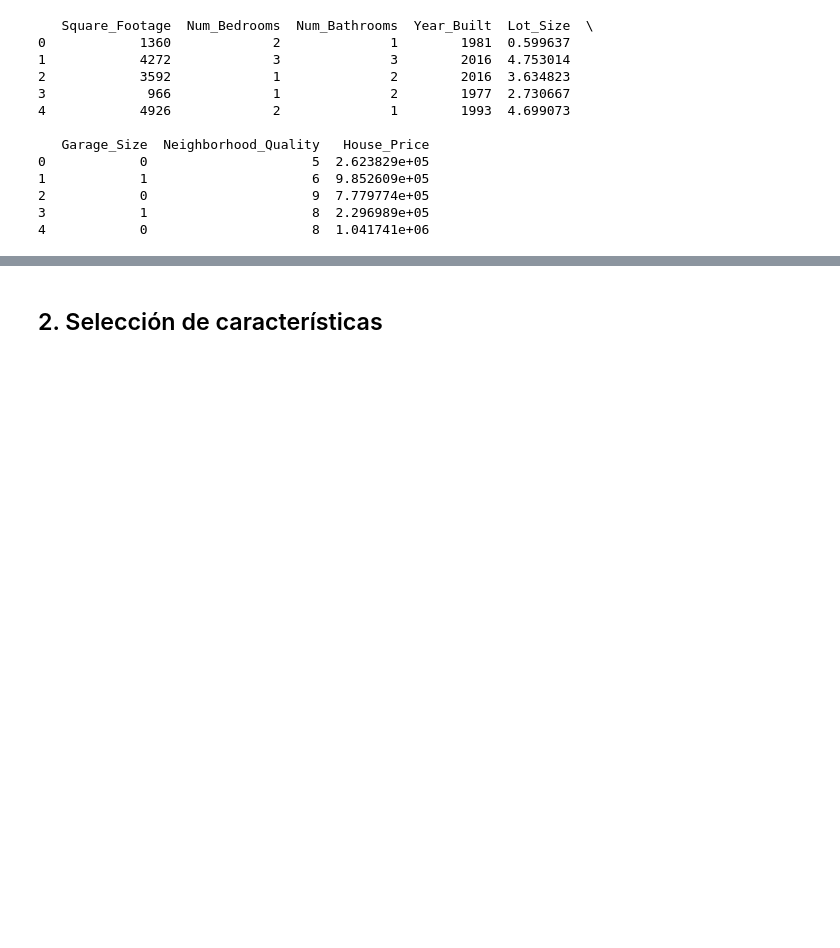
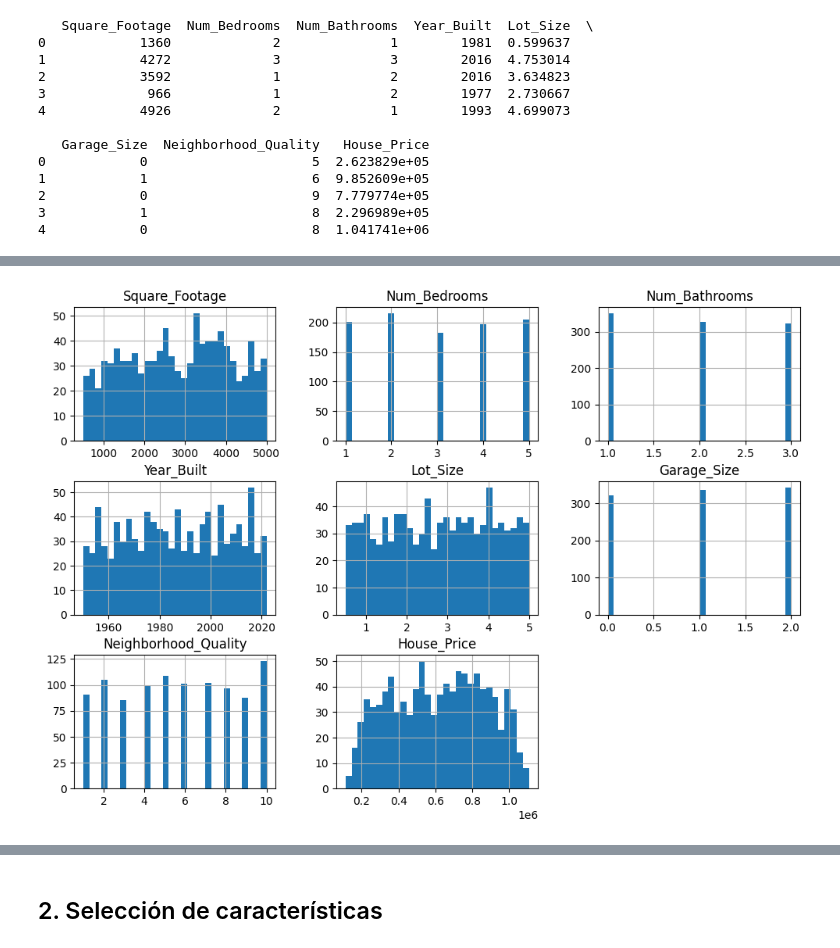
Before and after one commit to XoulEater/Tarea_1_IA, a Jupyter notebook: main.ipynb, the cells around one changed output, grey strips where cells are left out. Drawn from its saved outputs; the diff is of its cells as text; code cells hidden in the pictures; blank space fills up the shorter version.

```diff
--- a/main.ipynb
+++ b/main.ipynb
@@ -86,12 +50,0 @@ for column in data.select_dtypes(include=['int64', 'float64']).columns:
-# %%
-# 1.5 Manejo de Outliers usando IQR
-for column in data.select_dtypes(include=['int64', 'float64']).columns:
-    Q1 = data[column].quantile(0.25)
-    Q3 = data[column].quantile(0.75)
-    IQR = Q3 - Q1
-    lower_bound = Q1 - 1.5 * IQR
-    upper_bound = Q3 + 1.5 * IQR
-    data = data[(data[column] >= lower_bound) & (data[column] <= upper_bound)]
-
-print("\nDataset después de eliminar outliers:")
-print(data.describe())
@@ -121,15 +50,0 @@ max       2.000000             10.000000  1.108237e+06
-# %%
-# 1.6 Transformación de Variables *Esto es opcional solo si existe sesgo en la distribución de las variables
-# Revisamos la distribución de Lot_Size
-plt.figure(figsize=(8,5))
-data['Lot_Size'].hist(bins=30)
-plt.title('Distribución de Lot_Size antes de transformación')
-plt.show()
-
-# Aplicamos transformación logarítmica si es necesario
-data['Lot_Size'] = np.log1p(data['Lot_Size'])
-
-plt.figure(figsize=(8,5))
-data['Lot_Size'].hist(bins=30)
-plt.title('Distribución de Lot_Size después de transformación log1p')
-plt.show()
@@ -138,0 +109,5 @@ plt.show()
+# %%
+data.hist(figsize=(12, 8), bins=30) # histograma de los datos para ver la distribucion de los datos en cada columna de la data
+plt.show() # muestra el histograma de los datos
+# %% [output]
+[figure, added]
```
Also changed, not shown: parts of 43 cells of this notebook.
